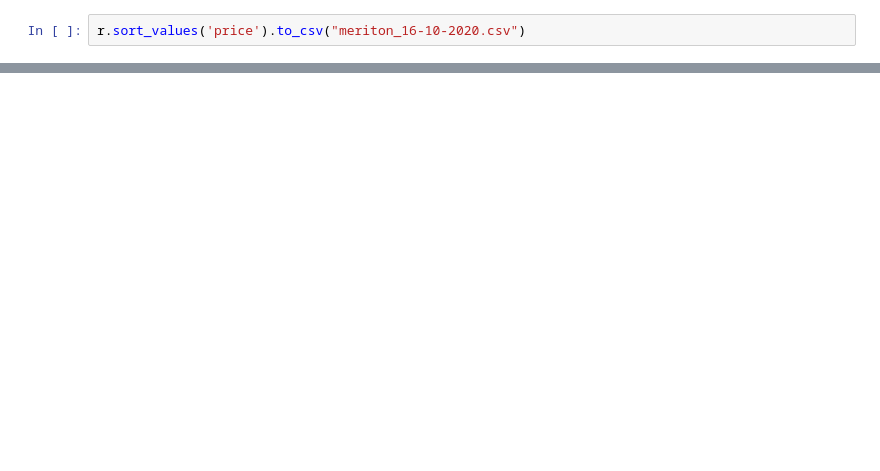
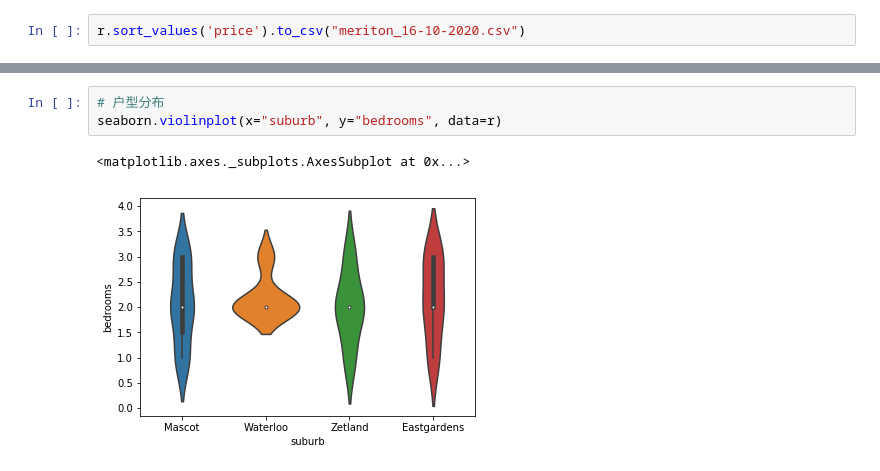
Before and after one commit to lrlrlrlr/realestate_crawler, a Jupyter notebook: agency_propety_parser.ipynb, the cells around one changed output, grey strips where cells are left out. Saved outputs shown, nothing was run; the diff lists cells and outputs as text; blank space fills up the shorter version.

```diff
--- a/agency_propety_parser.ipynb
+++ b/agency_propety_parser.ipynb
@@ -129,0 +152,6 @@ r.sort_values('price').to_csv("meriton_16-10-2020.csv")
+# %%
+# 户型分布
+seaborn.violinplot(x="suburb", y="bedrooms", data=r)
+# %% [output]
+<matplotlib.axes._subplots.AxesSubplot at 0x...>
+[figure, added]
```
Also changed, not shown: parts of 4 cells of this notebook, 1 other file.
